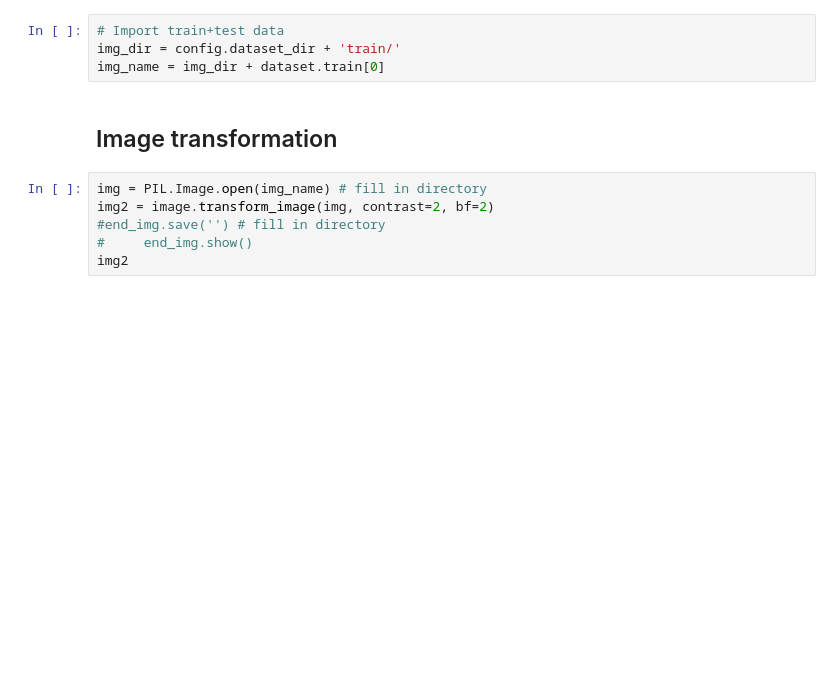
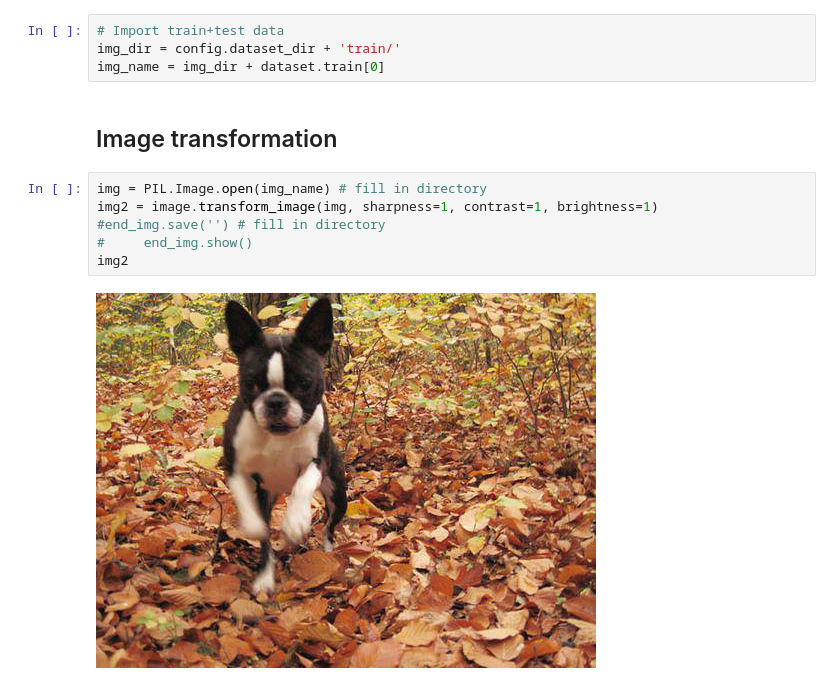
Before and after one commit to voschezang/trash-image-classification, a Jupyter notebook: src/image-transformations.ipynb, the cells around one changed output. Cells and saved outputs as stored; diff of their text form; blank space fills up the shorter version.

```diff
--- a/src/image-transformations.ipynb
+++ b/src/image-transformations.ipynb
@@ -22,7 +22,9 @@ img_name = img_dir + dataset.train[0]
 ## Image transformation
 # %%
 img = PIL.Image.open(img_name) # fill in directory
-img2 = image.transform_image(img, contrast=2, bf=2)
+img2 = image.transform_image(img, sharpness=1, contrast=1, brightness=1)
 #end_img.save('') # fill in directory
 #     end_img.show()
 img2
+# %% [output]
+[figure, added]
```
Also changed, not shown: parts of 19 cells of this notebook, 6 other files.
